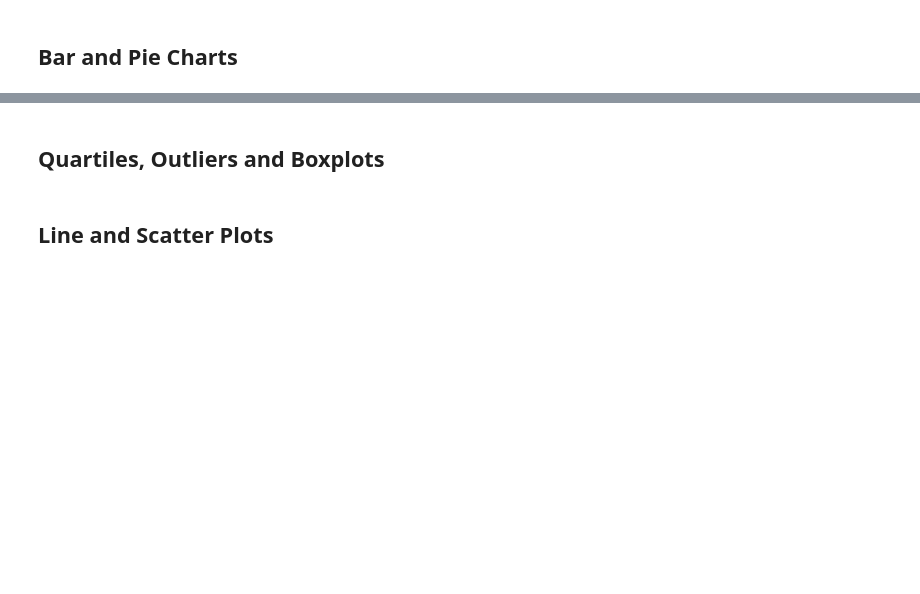
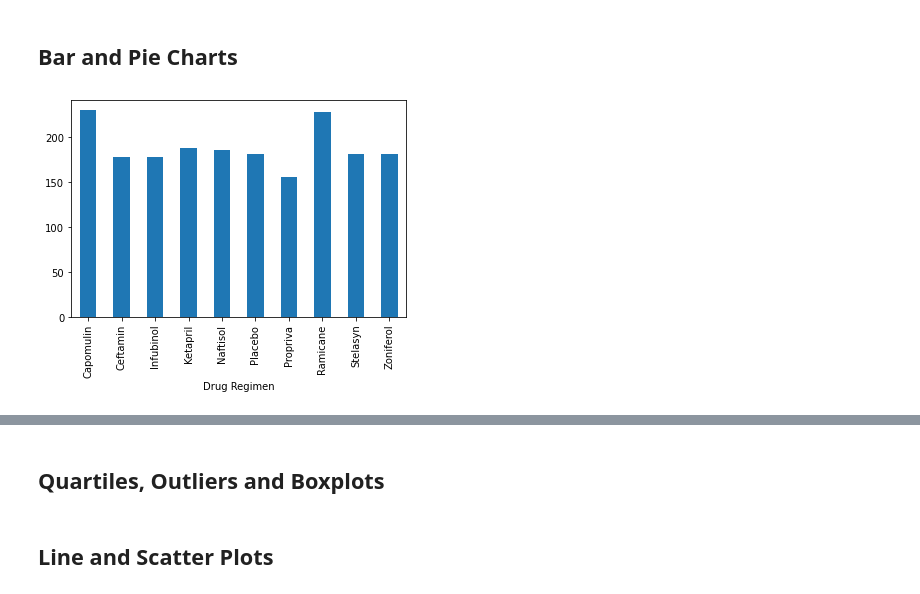
Before and after one commit to tmsteph/matplotlib_Homework, a Jupyter notebook: Pymaceuticals/pymaceuticals_Thomas.ipynb, the cells around one changed output, grey strips where cells are left out. Drawn from its saved outputs; the diff is of its cells as text; code cells hidden in the pictures; blank space fills up the shorter version.

```diff
--- a/Pymaceuticals/pymaceuticals_Thomas.ipynb
+++ b/Pymaceuticals/pymaceuticals_Thomas.ipynb
@@ -51,7 +62,7 @@ bad_mice
 # %%
 # Create a clean DataFrame by dropping the duplicate mouse by its ID.
-combinedNoDuplicates_df = combined_df.drop_duplicates(subset=["Mouse ID","Timepoint"])
-combinedNoDuplicates_df
+mouse_df = combined_df.drop_duplicates(subset=["Mouse ID","Timepoint"])
+mouse_df
 # %% [output]
 |  | Mouse ID | Drug Regimen | Sex | Age_months | Weight (g) | Timepoint | Tumor Volume (mm3) | ... |
 | 0 | k403 | Ramicane | Male | 21 | 16 | 0 | 45.000000 | ... |
@@ -90,5 +117,8 @@ DataFrame.groupby(by=None, axis=0, level=None, as_index=True, sort=True, group_k
 ## Bar and Pie Charts
 # %%
 # Generate a bar plot showing the total number of measurements taken on each drug regimen using pandas.
+mouse_df.groupby(['Drug Regimen']).size().plot(kind = "bar")
+# %% [output]
+[figure, added]
 # %%
 # Generate a bar plot showing the total number of measurements taken on each drug regimen using pyplot.
```
Also changed, not shown: parts of 7 cells of this notebook.
